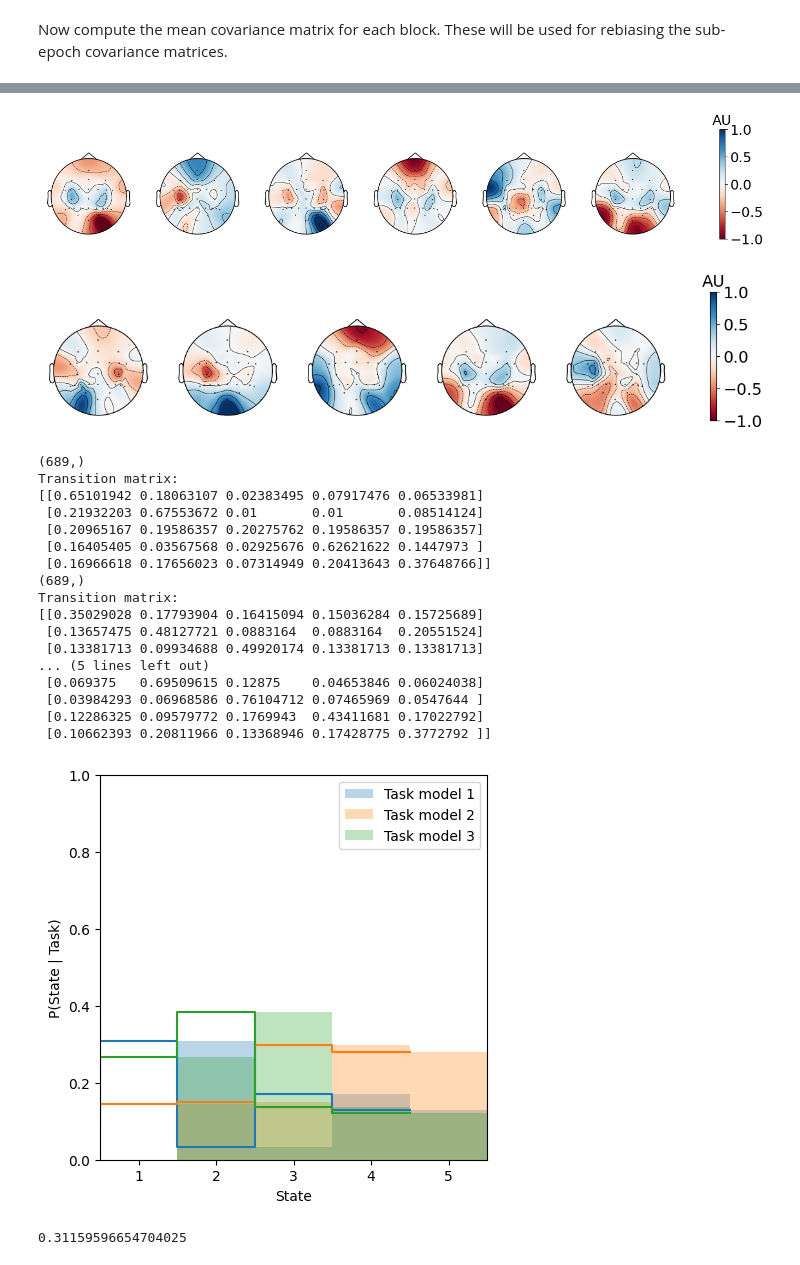
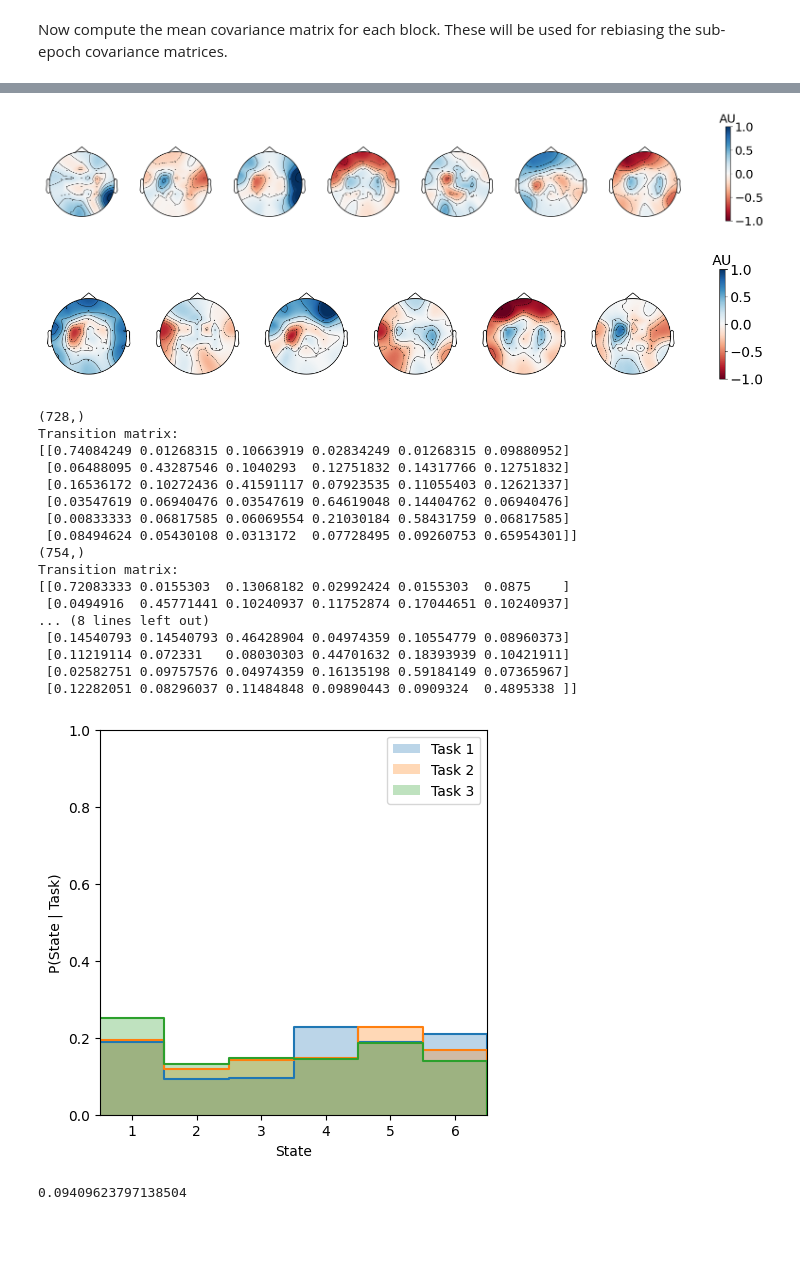
Before and after one commit to nivanov94/MindScoPy, a Jupyter notebook: example_markov_chain_analysis.ipynb, the cells around one changed output, grey strips where cells are left out. Cells and saved outputs as stored; diff of their text form; code cells hidden in the pictures; blank space fills up the shorter version.

```diff
--- a/example_markov_chain_analysis.ipynb
+++ b/example_markov_chain_analysis.ipynb
@@ -11,7 +11,7 @@ import pyriemann
 # %%
 # use sample data from study for now, will change this to BCI competition data later
 import pickle
-with open('B:/nicolas-ivanov_eeg-bci-metric-assesst_0545_data_prism/Processed Data/8-7s-preprocessed-epoched-bandpass-main.pickle', 'rb') as f:
+with open('B:/nicolas-ivanov_eeg-bci-metric-assesst_0545_data_prism/Processed Data/1-7s-preprocessed-epoched-bandpass-main.pickle', 'rb') as f:
     d = pickle.load(f)
 # %% [markdown]
 Perform the preprocessing steps of artifact rejecting and sub-epoching.
@@ -167,8 +167,8 @@ Number of clusters selected: 5
 all_state_space.plot_state_activation_patterns(np.reshape(Xclust_features, (-1, Xclust_features.shape[-1])), Xclust_covs, list(ch_map.keys()))
 task_state_space.plot_state_activation_patterns(np.reshape(Xtask_features, (-1, Xtask_features.shape[-1])), Xtask_covs, list(ch_map.keys()))
 # %% [output]
-[figure, old version]
+[figure, new version]
-[figure, old version]
+[figure, new version]
 # %%
 # create Markov State Transition Matrix for each task
 ytask = y[y != 0]
@@ -180,30 +180,30 @@ for i, label in enumerate(labels):
     print(S.shape)
     models[i] = ms.Markov_Model(task_state_space).fit(np.reshape(S, (-1, Nclust_epochs)), verbose=True)
 # %% [output]
-(689,)
+(728,)
 Transition matrix:
-[[0.65101942 0.18063107 0.02383495 0.07917476 0.06533981]
- [0.21932203 0.67553672 0.01       0.01       0.08514124]
- [0.20965167 0.19586357 0.20275762 0.19586357 0.19586357]
- [0.16405405 0.03567568 0.02925676 0.62621622 0.1447973 ]
- [0.16966618 0.17656023 0.07314949 0.20413643 0.37648766]]
-(689,)
+[[0.74084249 0.01268315 0.10663919 0.02834249 0.01268315 0.09880952]
+ [0.06488095 0.43287546 0.1040293  0.12751832 0.14317766 0.12751832]
+ [0.16536172 0.10272436 0.41591117 0.07923535 0.11055403 0.12621337]
+ [0.03547619 0.06940476 0.03547619 0.64619048 0.14404762 0.06940476]
+ [0.00833333 0.06817585 0.06069554 0.21030184 0.58431759 0.06817585]
+ [0.08494624 0.05430108 0.0313172  0.07728495 0.09260753 0.65954301]]
+(754,)
 Transition matrix:
-[[0.35029028 0.17793904 0.16415094 0.15036284 0.15725689]
- [0.13657475 0.48127721 0.0883164  0.0883164  0.20551524]
- [0.13381713 0.09934688 0.49920174 0.13381713 0.13381713]
-... (5 lines left out)
- [0.069375   0.69509615 0.12875    0.04653846 0.06024038]
- [0.03984293 0.06968586 0.76104712 0.07465969 0.0547644 ]
- [0.12286325 0.09579772 0.1769943  0.43411681 0.17022792]
- [0.10662393 0.20811966 0.13368946 0.17428775 0.3772792 ]]
+[[0.72083333 0.0155303  0.13068182 0.02992424 0.0155303  0.0875    ]
+ [0.0494916  0.45771441 0.10240937 0.11752874 0.17044651 0.10240937]
+... (8 lines left out)
+ [0.14540793 0.14540793 0.46428904 0.04974359 0.10554779 0.08960373]
+ [0.11219114 0.072331   0.08030303 0.44701632 0.18393939 0.10421911]
+ [0.02582751 0.09757576 0.04974359 0.16135198 0.59184149 0.07365967]
+ [0.12282051 0.08296037 0.11484848 0.09890443 0.0909324  0.4895338 ]]
 # %%
 # compute the taskDistinct
-task_distinct = ms.task_distinct(models, visualize=True)
-print(task_distinct)
+td = ms.task_distinct(models, visualize=True)
+print(td)
 # %% [output]
-[figure, old version]
+[figure, new version]
-0.31159596654704025
+0.09409623797138504
 # %%
 # create a Markov State Transition Matrix for all tasks and rest
 models = [None] * (len(labels) + 1)
```
Also changed, not shown: parts of 6 cells of this notebook, 3 other files.
